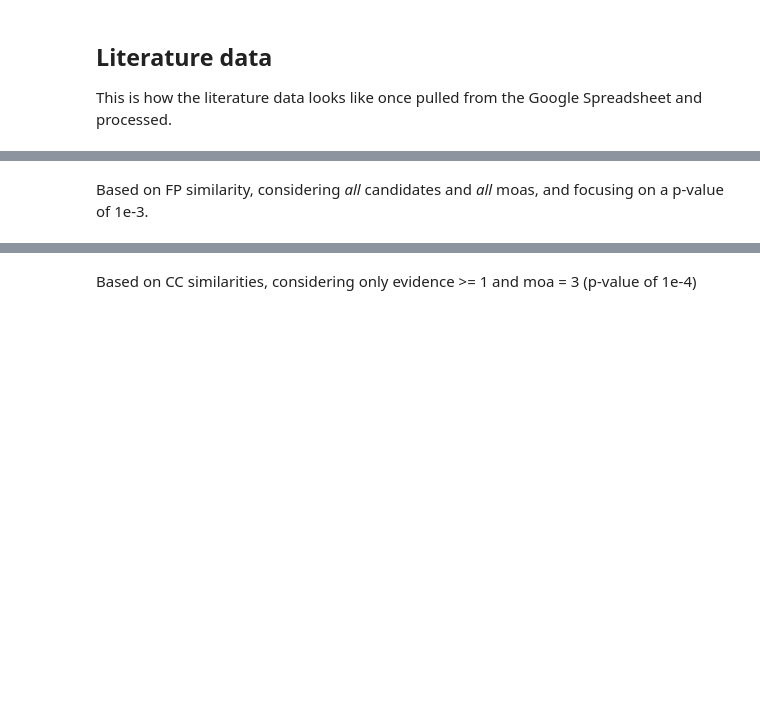
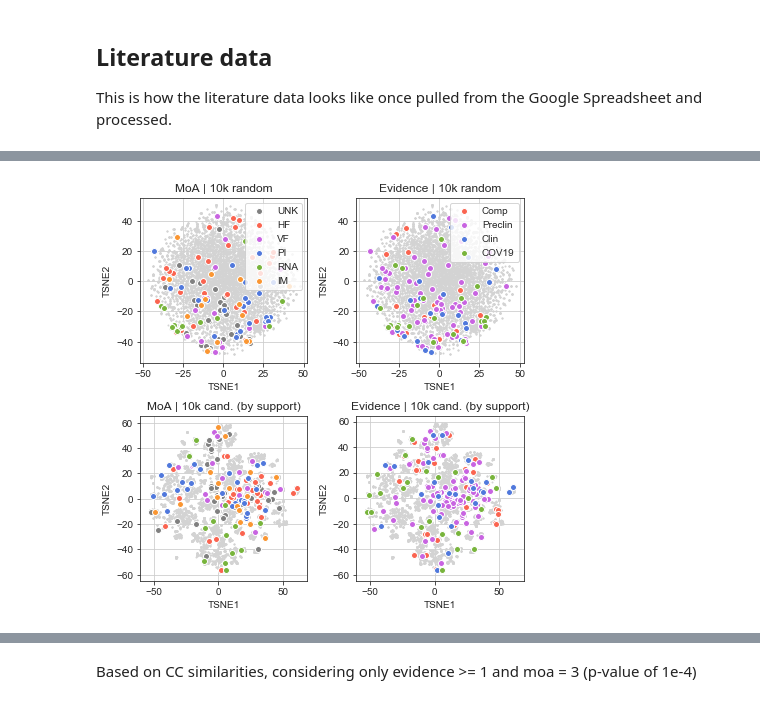
Before and after one commit to sbnb-irb/covid19, a Jupyter notebook: notebooks/explore.ipynb, the cells around one changed output, grey strips where cells are left out. Drawn from its saved outputs; the diff is of its cells as text; code cells hidden in the pictures; blank space fills up the shorter version.

```diff
--- a/notebooks/explore.ipynb
+++ b/notebooks/explore.ipynb
@@ -17,4 +25,7 @@ set_style()
 ## Literature data
 
 This is how the literature data looks like once pulled from the Google Spreadsheet and processed.
+# %%
+OUTPATH = "../web/static/images/docu"
+SIMTYPE = "cc"
 # %%
@@ -89,3 +218,20 @@ Finally:
+# %%
+with h5py.File("../web/data/dist_fp.h5", "r") as hf:
+    V_can_trim = hf["V_can_trim"][:]
+    iks_can_trim = hf["iks_can_trim"][:]
+    V_lit      = hf["V_lit_trim"][:]
+    iks_lit    = hf["cols"][:]
+    evi_lit    = hf["evi_cols"][:]
+    moa_lit    = hf["moa_cols"][:]
+    V = np.vstack([V_lit, V_can_trim])
+
+mani = TSNE()
+Pcan = mani.fit_transform(V)
 # %%
-with h5py.File("../web/data/dist_cc.h5", "r") as hf:
-    r = hf["ranks_raw"][:]
+with h5py.File("../web/data/dist_fp.h5", "r") as hf:
+    V_rnd_trim = hf["V_rnd_trim"][:]
+    iks_can_trim = hf["iks_rnd_trim"][:]
+    V = np.vstack([V_lit, V_rnd_trim])
+
+mani = TSNE()
+Prnd = mani.fit_transform(V)
@@ -94 +285,15 @@ np.min(r)
+# %%
+fig = plt.figure(constrained_layout=True, figsize=(6,6))
+gs = fig.add_gridspec(2,2)
+ax = fig.add_subplot(gs[0,0])
+projection_moa(ax, Prnd, title="MoA | 10k random", legend=True)
+ax = fig.add_subplot(gs[0,1])
+projection_evi(ax, Prnd, title="Evidence | 10k random", legend=True)
+ax = fig.add_subplot(gs[1,0])
+projection_moa(ax, Pcan, title="MoA | 10k cand. (by support)", legend=False)
+ax = fig.add_subplot(gs[1,1])
+projection_evi(ax, Pcan, title="Evidence | 10k cand. (by support)", legend=False)
+plt.savefig(os.path.join(OUTPATH, "projections_%s.png" % SIMTYPE), dpi=300)
+# %% [output]
+[figure, added]
 # %%
@@ -107,2 +311,0 @@ def load_df(simtype, evidence, moa, sort_by):
-# %% [markdown]
-Based on FP similarity, considering *all* candidates and *all* moas, and focusing on a p-value of 1e-3.
```
Also changed, not shown: parts of 71 cells of this notebook, 7 other files.
